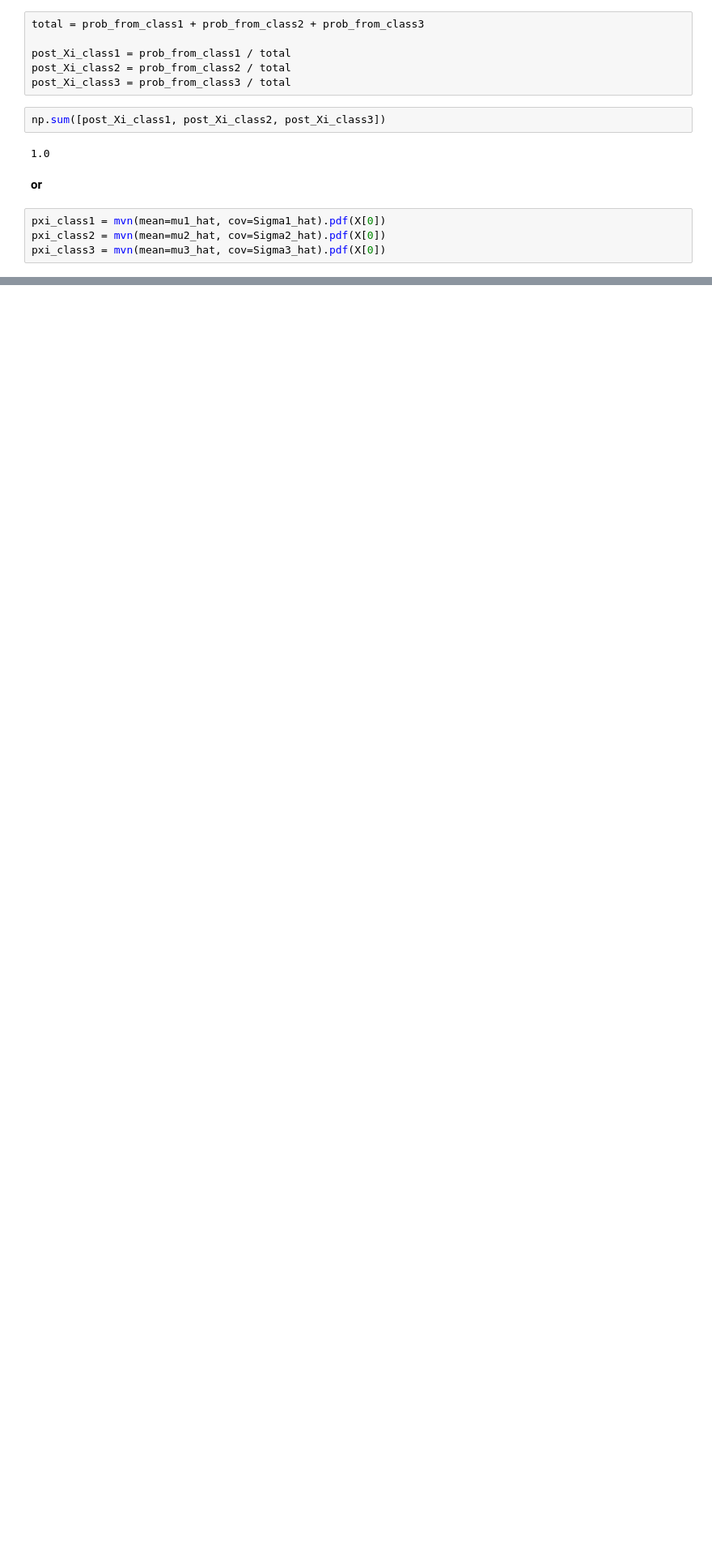
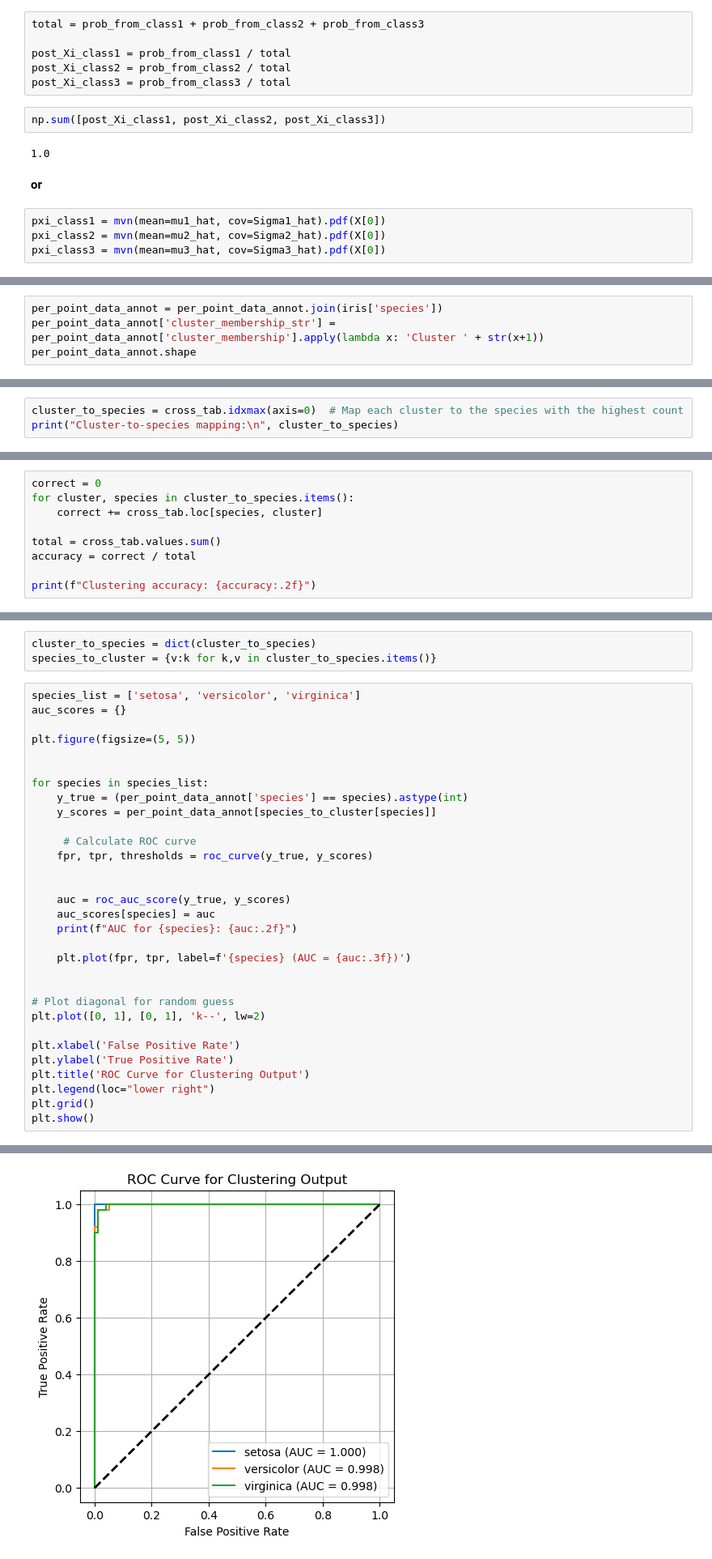
Before and after one commit to rodriguezmDNA/statsfromscratch, a Jupyter notebook: Expectation Maximization/EM_Iris_3D.ipynb, the cells around one changed output, grey strips where cells are left out. Shown at 81% size. Saved outputs shown, nothing was run; the diff lists cells and outputs as text; blank space fills up the shorter version.

```diff
--- a/Expectation Maximization/EM_Iris_3D.ipynb
+++ b/Expectation Maximization/EM_Iris_3D.ipynb
@@ -450,0 +337,4 @@ sns.scatterplot(data=per_point_data[(per_point_data[2] > 4) & (per_point_data[2]
+# %%
+per_point_data_annot = per_point_data_annot.join(iris['species'])
+per_point_data_annot['cluster_membership_str'] = per_point_data_annot['cluster_membership'].apply(lambda x: 'Cluster ' + str(x+1))
+per_point_data_annot.shape
@@ -450,0 +360,3 @@ sns.scatterplot(data=per_point_data[(per_point_data[2] > 4) & (per_point_data[2]
+# %%
+cluster_to_species = cross_tab.idxmax(axis=0)  # Map each cluster to the species with the highest count
+print("Cluster-to-species mapping:\n", cluster_to_species)
@@ -450,0 +370,9 @@ sns.scatterplot(data=per_point_data[(per_point_data[2] > 4) & (per_point_data[2]
+# %%
+correct = 0
+for cluster, species in cluster_to_species.items():
+    correct += cross_tab.loc[species, cluster]
+
+total = cross_tab.values.sum()
+accuracy = correct / total
+
+print(f"Clustering accuracy: {accuracy:.2f}")
@@ -450,0 +383,35 @@ sns.scatterplot(data=per_point_data[(per_point_data[2] > 4) & (per_point_data[2]
+# %%
+cluster_to_species = dict(cluster_to_species)
+species_to_cluster = {v:k for k,v in cluster_to_species.items()}
+# %%
+species_list = ['setosa', 'versicolor', 'virginica']
+auc_scores = {}
+
+plt.figure(figsize=(5, 5))
+
+
+for species in species_list:
+    y_true = (per_point_data_annot['species'] == species).astype(int)
+    y_scores = per_point_data_annot[species_to_cluster[species]]
+
+     # Calculate ROC curve
+    fpr, tpr, thresholds = roc_curve(y_true, y_scores)
+
+
+    auc = roc_auc_score(y_true, y_scores)
+    auc_scores[species] = auc
+    print(f"AUC for {species}: {auc:.2f}")
+
+    plt.plot(fpr, tpr, label=f'{species} (AUC = {auc:.3f})')
+
+
+# Plot diagonal for random guess
+plt.plot([0, 1], [0, 1], 'k--', lw=2)
+
+plt.xlabel('False Positive Rate')
+plt.ylabel('True Positive Rate')
+plt.title('ROC Curve for Clustering Output')
+plt.legend(loc="lower right")
+plt.grid()
+plt.show()
+# %% [output]
@@ -450,0 +421 @@ sns.scatterplot(data=per_point_data[(per_point_data[2] > 4) & (per_point_data[2]
+[figure, added]
```
Also changed, not shown: parts of 46 cells of this notebook, 1 other file.
